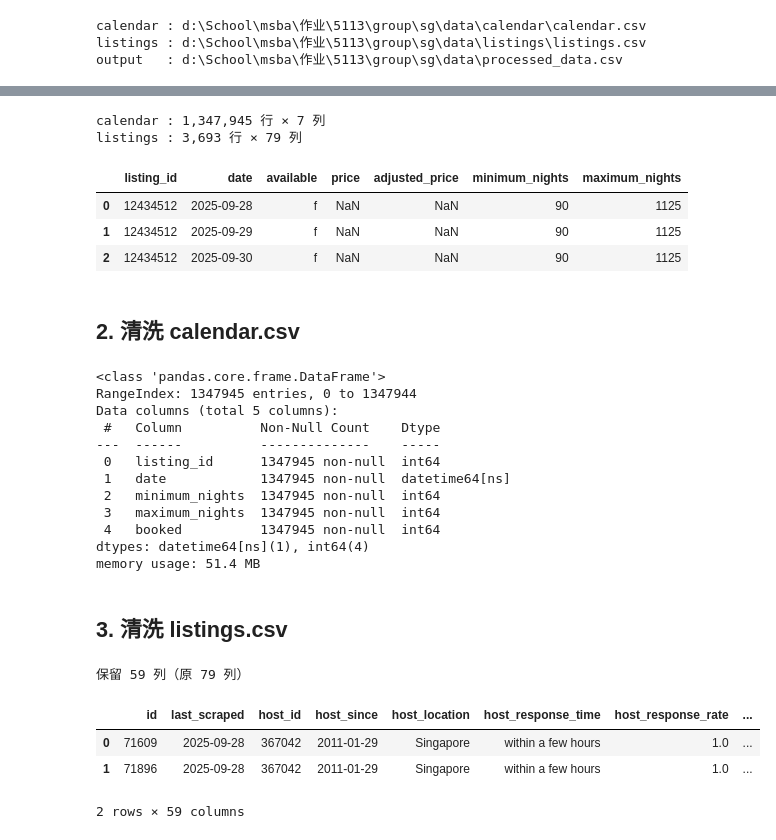
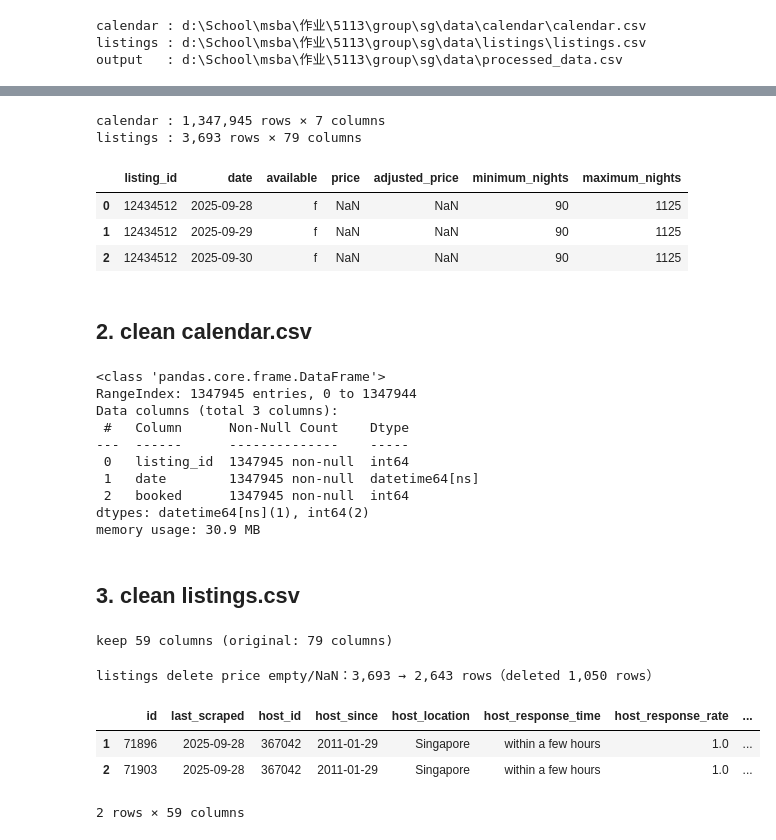
Before and after one commit to lithium-Sellll/5113_backup, a Jupyter notebook: code/01_preprocessing.ipynb, the cells around one changed output, grey strips where cells are left out. Saved outputs shown, nothing was run; the diff lists cells and outputs as text; code cells hidden in the pictures.

```diff
--- a/code/01_preprocessing.ipynb
+++ b/code/01_preprocessing.ipynb
@@ -37,28 +27,25 @@ output   : d:\School\msba\作业\5113\group\sg\data\processed_data.csv
 cal = pd.read_csv(CALENDAR_PATH, low_memory=False)
 lst = pd.read_csv(LISTINGS_PATH, low_memory=False)
 
-print(f'calendar : {cal.shape[0]:,} 行 × {cal.shape[1]} 列')
-print(f'listings : {lst.shape[0]:,} 行 × {lst.shape[1]} 列')
+print(f'calendar : {cal.shape[0]:,} rows × {cal.shape[1]} columns')
+print(f'listings : {lst.shape[0]:,} rows × {lst.shape[1]} columns')
 cal.head(3)
 # %% [output]
-calendar : 1,347,945 行 × 7 列
-listings : 3,693 行 × 79 列
+calendar : 1,347,945 rows × 7 columns
+listings : 3,693 rows × 79 columns
 |  | listing_id | date | available | price | adjusted_price | minimum_nights | maximum_nights |
 | 0 | 12434512 | 2025-09-28 | f | NaN | NaN | 90 | 1125 |
 | 1 | 12434512 | 2025-09-29 | f | NaN | NaN | 90 | 1125 |
 | 2 | 12434512 | 2025-09-30 | f | NaN | NaN | 90 | 1125 |
 # %% [markdown]
-## 2. 清洗 calendar.csv
+## 2. clean calendar.csv
 # %%
-# 2-1  目标变量：available f→1(booked), t→0(available)
 cal['booked'] = (cal['available'] == 'f').astype(int)
 
-# 2-2  日期解析
 cal['date'] = pd.to_datetime(cal['date'])
 
-# 2-3  价格字段：去掉 '$' 和 ',' 后转 float
 def parse_price(s):
-    """把 '$1,234.00' 转成 float；空值返回 NaN"""
+
     if pd.isna(s) or str(s).strip() == '':
         return np.nan
     return float(re.sub(r'[\$,]', '', str(s)))
@@ -66,11 +53,10 @@ def parse_price(s):
 cal['price_cal']          = cal['price'].apply(parse_price)
 cal['adjusted_price_cal'] = cal['adjusted_price'].apply(parse_price)
 
-# 2-4  仅保留需要的列
+
 cal_clean = cal[[
     'listing_id', 'date',
 
-    'minimum_nights', 'maximum_nights',
     'booked'
 ]].copy()
 
@@ -78,77 +64,73 @@ cal_clean.info()
 # %% [output]
 <class 'pandas.core.frame.DataFrame'>
 RangeIndex: 1347945 entries, 0 to 1347944
-Data columns (total 5 columns):
- #   Column          Non-Null Count    Dtype
----  ------          --------------    -----
- 0   listing_id      1347945 non-null  int64
- 1   date            1347945 non-null  datetime64[ns]
- 2   minimum_nights  1347945 non-null  int64
- 3   maximum_nights  1347945 non-null  int64
- 4   booked          1347945 non-null  int64
-dtypes: datetime64[ns](1), int64(4)
-memory usage: 51.4 MB
+Data columns (total 3 columns):
+ #   Column      Non-Null Count    Dtype
+---  ------      --------------    -----
+ 0   listing_id  1347945 non-null  int64
+ 1   date        1347945 non-null  datetime64[ns]
+ 2   booked      1347945 non-null  int64
+dtypes: datetime64[ns](1), int64(2)
+memory usage: 30.9 MB
 # %% [markdown]
-## 3. 清洗 listings.csv
+## 3. clean listings.csv
 # %%
-# ── 3-1  保留有意义的列（丢弃 URL、自由文本、几乎全空的列）──────────
 DROP_COLS = [
     'listing_url', 'scrape_id', 'source', 'name', 'description',
     'neighborhood_overview', 'picture_url',
     'host_url', 'host_name', 'host_thumbnail_url', 'host_picture_url',
     'host_about', 'host_neighbourhood', 'host_verifications',
-    'neighbourhood',           # 大量空值，neighbourhood_cleansed 已足够
-    'amenities',               # JSON 列表，不做 NLP 处理
-    'bathrooms',               # 几乎全空，用 bathrooms_text 代替
-    'calendar_updated',        # 几乎全空
-    'license',                 # 几乎全空
-    'calendar_last_scraped',   # 与 last_scraped 重复
+    'neighbourhood',
+    'amenities',
+    'bathrooms',
+    'calendar_updated',
+    'license',
+    'calendar_last_scraped',
 ]
 
 lst_clean = lst.drop(columns=[c for c in DROP_COLS if c in lst.columns]).copy()
-print(f'保留 {lst_clean.shape[1]} 列（原 {lst.shape[1]} 列）')
+print(f'keep {lst_clean.shape[1]} columns (original: {lst.shape[1]} columns)')
 # %% [output]
-保留 59 列（原 79 列）
+keep 59 columns (original: 79 columns)
 # %%
-# ── 3-2  日期列解析 ──────────────────────────────────────────
 for col in ['last_scraped', 'host_since', 'first_review', 'last_review']:
     lst_clean[col] = pd.to_datetime(lst_clean[col], errors='coerce')
 
-# ── 3-3  百分比字段：'100%' → 1.0 ──────────────────────────
 for col in ['host_response_rate', 'host_acceptance_rate']:
     lst_clean[col] = (
         lst_clean[col]
         .str.replace('%', '', regex=False)
         .apply(pd.to_numeric, errors='coerce') / 100
     )
 
-# ── 3-4  布尔列：t/f → 1/0 ──────────────────────────────────
 BOOL_COLS = ['host_is_superhost', 'host_has_profile_pic',
              'host_identity_verified', 'has_availability', 'instant_bookable']
 for col in BOOL_COLS:
     if col in lst_clean.columns:
         lst_clean[col] = lst_clean[col].map({'t': 1, 'f': 0})
 
-# ── 3-5  listings 中的 price：'$X,XXX.XX' → float ───────────
 lst_clean['price_listing'] = lst_clean['price'].apply(parse_price)
 lst_clean.drop(columns=['price'], inplace=True)
 
-# ── 3-6  bathrooms_text：提取数字（'1 private bath' → 1.0）────
+_before = lst_clean.shape[0]
+lst_clean = lst_clean.dropna(subset=['price_listing']).copy()
+print(f'listings delete price empty/NaN：{_before:,} → {lst_clean.shape[0]:,} rows（deleted {_before - lst_clean.shape[0]:,} rows）')
+
 lst_clean['bathrooms_num'] = (
     lst_clean['bathrooms_text']
     .str.extract(r'([\d\.]+)')[0]
     .apply(pd.to_numeric, errors='coerce')
 )
 lst_clean.drop(columns=['bathrooms_text'], inplace=True)
 
-# ── 3-7  estimated_revenue_l365d：同价格格式 ────────────────
 if 'estimated_revenue_l365d' in lst_clean.columns:
     lst_clean['estimated_revenue_l365d'] = lst_clean['estimated_revenue_l365d'].apply(parse_price)
 
 lst_clean.head(2)
 # %% [output]
+listings delete price empty/NaN：3,693 → 2,643 rows（deleted 1,050 rows）
 |  | id | last_scraped | host_id | host_since | host_location | host_response_time | host_response_rate | ... |
-| 0 | 71609 | 2025-09-28 | 367042 | 2011-01-29 | Singapore | within a few hours | 1.0 | ... |
 | 1 | 71896 | 2025-09-28 | 367042 | 2011-01-29 | Singapore | within a few hours | 1.0 | ... |
+| 2 | 71903 | 2025-09-28 | 367042 | 2011-01-29 | Singapore | within a few hours | 1.0 | ... |
-2 rows × 59 columns
+2 rows × 59 columns
 # %%
```
Also changed, not shown: parts of 20 cells of this notebook, 28 other files.
